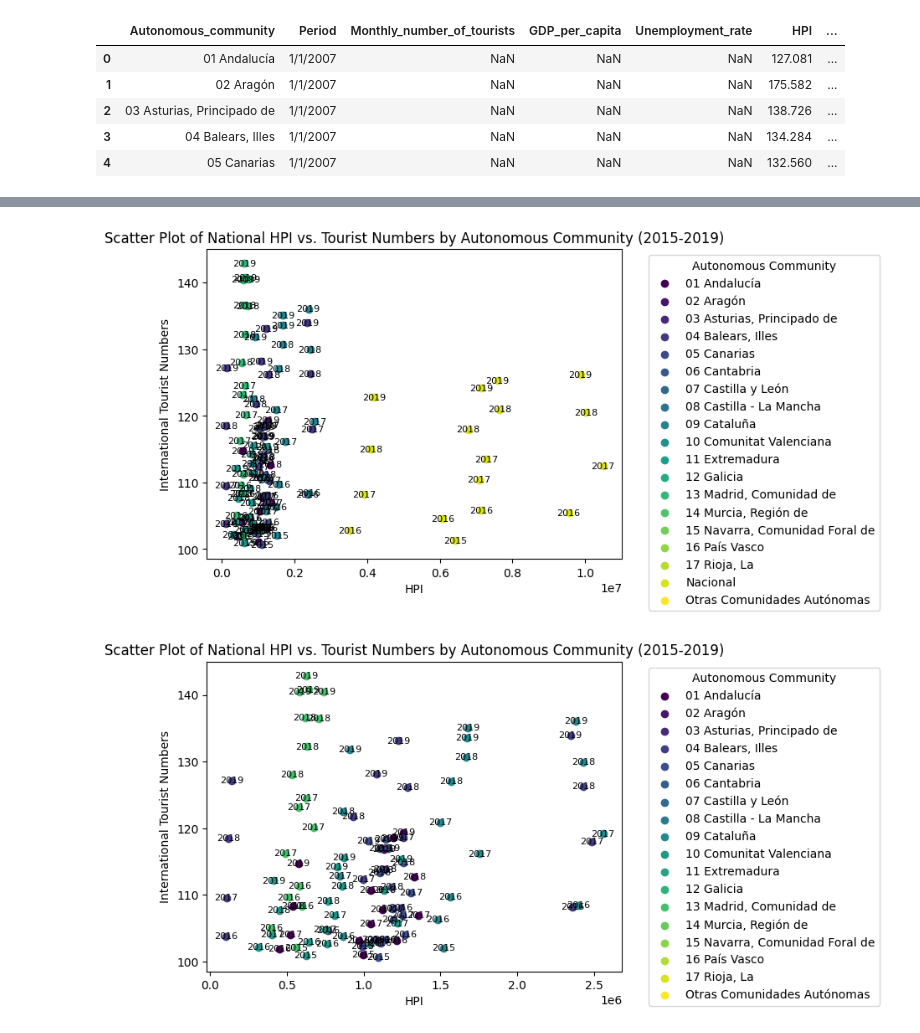
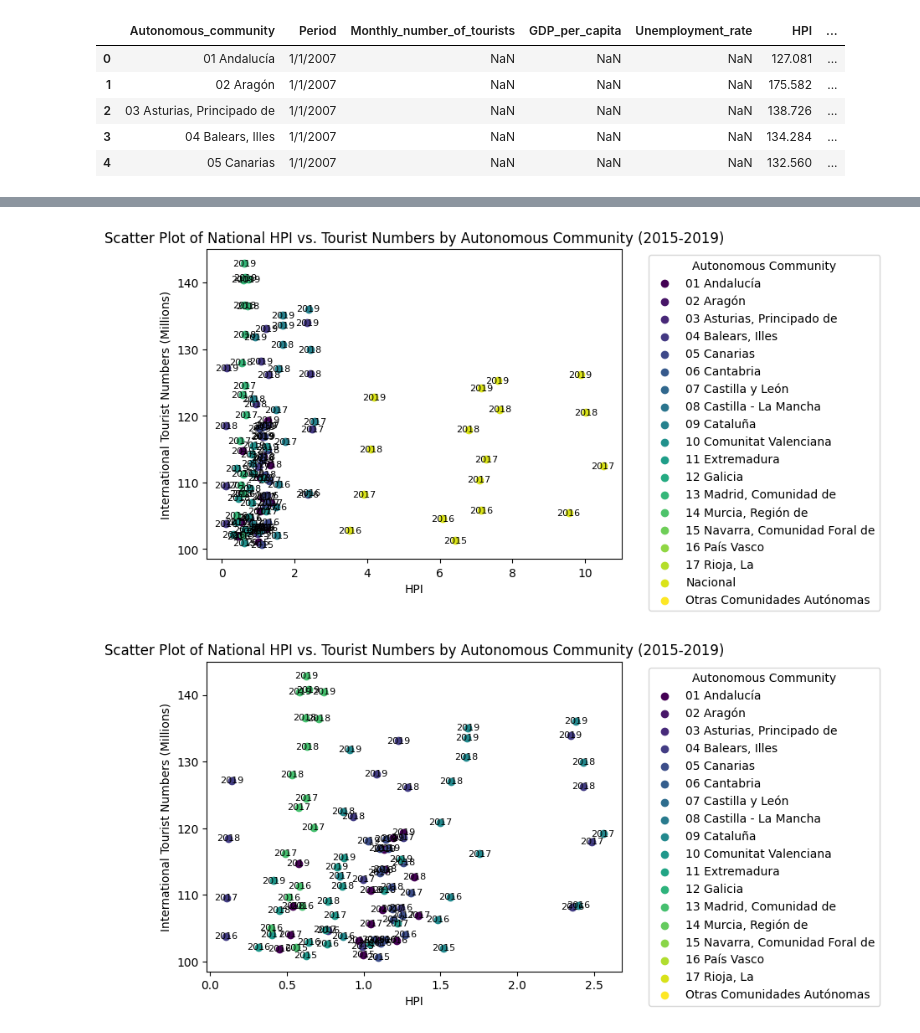
Before and after one commit to haruhiysd/QM-Group-Project, a Jupyter notebook: scatter_plots.ipynb, the cells around one changed output, grey strips where cells are left out. Saved outputs shown, nothing was run; the diff lists cells and outputs as text; code cells hidden in the pictures.

```diff
--- a/scatter_plots.ipynb
+++ b/scatter_plots.ipynb
@@ -20,7 +20,7 @@ df.head()
 # %%
 df['Period'] = pd.to_datetime(df['Period'])
 # %%
-df['Monthly_number_of_tourists(millions)'] = df['Monthly_number_of_tourists'] / 1000000
+df['Monthly_number_of_tourists_millions'] = df['Monthly_number_of_tourists'] / 1000000
 df['Total_mixed_waste(millions)'] = df['Total_mixed_waste'] / 1000000
 # %%
 df = df[df['Period'] >= '2015-01-01'].reset_index(drop=True)
@@ -70,33 +70,33 @@ plt.show()
 # %%
 import matplotlib.pyplot as plt
 import numpy as np
 
 # Assuming 'Autonomous_community' is a column in your DataFrame
 unique_communities = df_quarterly_no_covid['Autonomous_community'].unique()
 colors = plt.cm.get_cmap('viridis', len(unique_communities))  # Choose a colormap
 
 fig, ax = plt.subplots()  # Create a figure and axes object
 
 for i, community in enumerate(unique_communities):
     community_data = df_quarterly_no_covid[df_quarterly_no_covid['Autonomous_community'] == community]
-    ax.scatter(community_data['Monthly_number_of_tourists'], community_data['HPI'],
+    ax.scatter(community_data['Monthly_number_of_tourists_millions'], community_data['HPI'],
                color=colors(i), label=community)
 
     # Label points with year
     for _, row in community_data.iterrows():
-        ax.text(row['Monthly_number_of_tourists'], row['HPI'], row['Period'].year,
+        ax.text(row['Monthly_number_of_tourists_millions'], row['HPI'], row['Period'].year,
                 fontsize=8, ha='center', va='center')
 
 ax.set_xlabel('HPI')
-ax.set_ylabel('International Tourist Numbers')
+ax.set_ylabel('International Tourist Numbers (Millions)')
 ax.set_title('Scatter Plot of National HPI vs. Tourist Numbers by Autonomous Community (2015-2019)')
 
 # Add a legend
 ax.legend(title='Autonomous Community', bbox_to_anchor=(1.05, 1), loc='upper left')
 
 plt.show()
 # %% [output]
-[figure, old version]
+[figure, new version]
 # %%
 unique_communities = df_quarterly_no_covid['Autonomous_community'].unique()
 
@@ -109,16 +109,16 @@ fig, ax = plt.subplots()  # Create a figure and axes object
 
 for i, community in enumerate(unique_communities):
     community_data = df_quarterly_no_covid[df_quarterly_no_covid['Autonomous_community'] == community]
-    ax.scatter(community_data['Monthly_number_of_tourists'], community_data['HPI'],
+    ax.scatter(community_data['Monthly_number_of_tourists_millions'], community_data['HPI'],
                color=colors(i), label=community)
 
     # Label points with year
     for _, row in community_data.iterrows():
-        ax.text(row['Monthly_number_of_tourists'], row['HPI'], row['Period'].year,
+        ax.text(row['Monthly_number_of_tourists_millions'], row['HPI'], row['Period'].year,
                 fontsize=8, ha='center', va='center')
 
 ax.set_xlabel('HPI')
-ax.set_ylabel('International Tourist Numbers')
+ax.set_ylabel('International Tourist Numbers (Millions)')
 ax.set_title('Scatter Plot of National HPI vs. Tourist Numbers by Autonomous Community (2015-2019)')
 
 # Add a legend
@@ -126,7 +126,7 @@ ax.legend(title='Autonomous Community', bbox_to_anchor=(1.05, 1), loc='upper lef
 
 plt.show()
 # %% [output]
-[figure, old version]
+[figure, new version]
 # %%
 
 # import statsmodels.formula.api as sm
```
Also changed, not shown: parts of 11 cells of this notebook.
